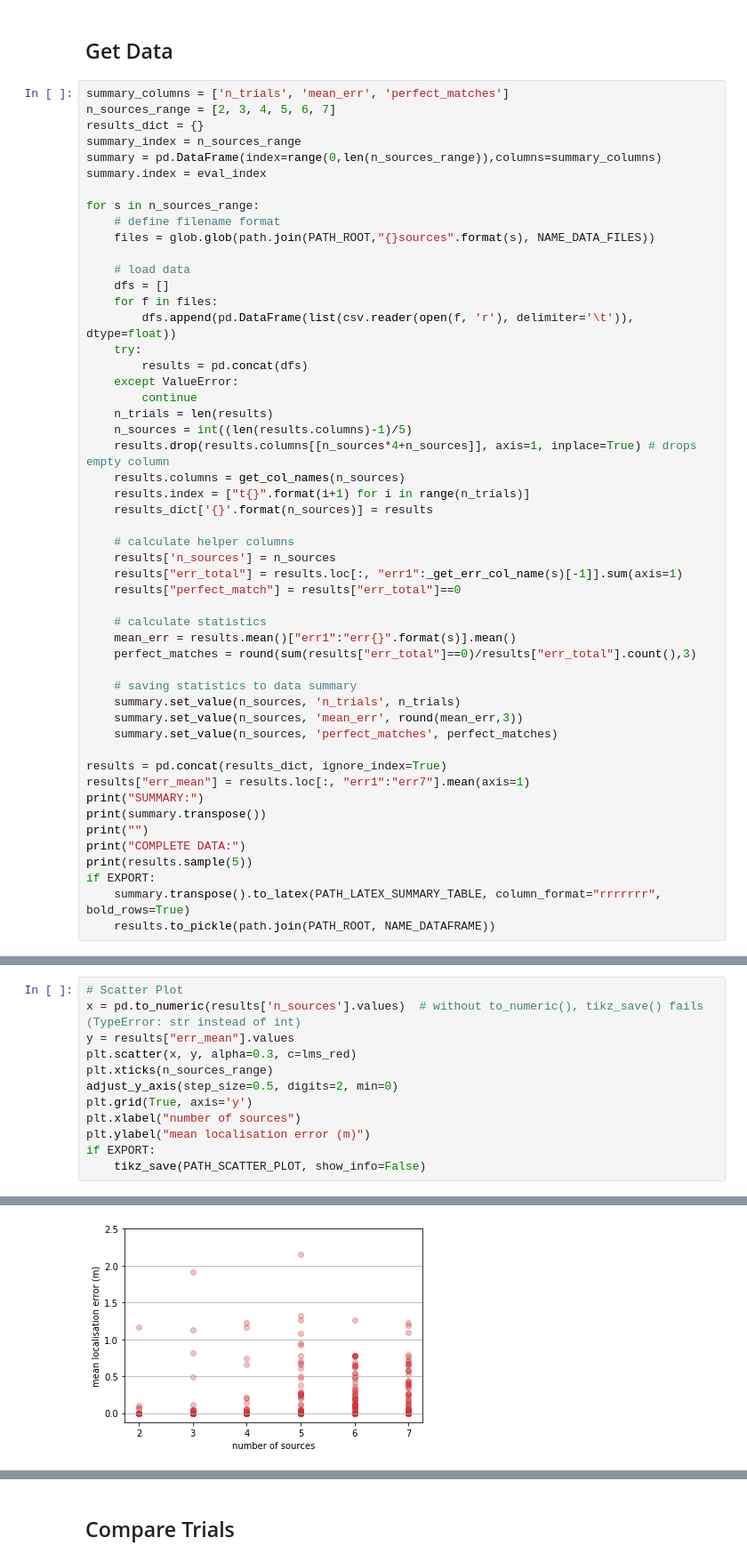
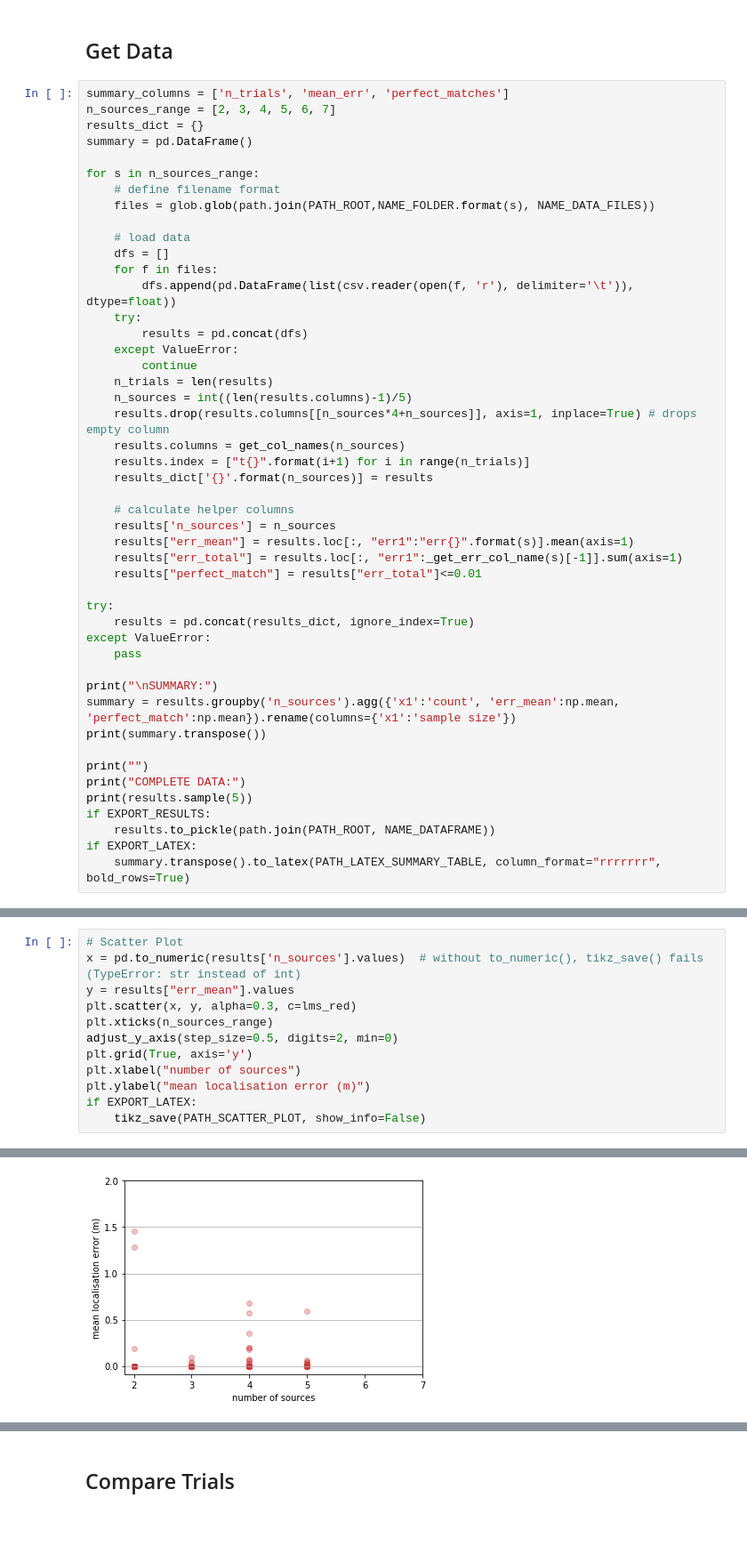
Before and after one commit to jannismain/fau-lnt-source-tracking-code, a Jupyter notebook: python/analysis.ipynb, the cells around one changed output, grey strips where cells are left out. Shown at 89% size. Drawn from its saved outputs; the diff is of its cells as text; blank space fills up the shorter version.

```diff
--- a/python/analysis.ipynb
+++ b/python/analysis.ipynb
@@ -78,13 +115,11 @@ def adjust_y_axis(step_size, digits=0, min=None):
 summary_columns = ['n_trials', 'mean_err', 'perfect_matches']
 n_sources_range = [2, 3, 4, 5, 6, 7]
 results_dict = {}
-summary_index = n_sources_range
-summary = pd.DataFrame(index=range(0,len(n_sources_range)),columns=summary_columns)
-summary.index = eval_index
+summary = pd.DataFrame()
 
 for s in n_sources_range:
     # define filename format
-    files = glob.glob(path.join(PATH_ROOT,"{}sources".format(s), NAME_DATA_FILES))
+    files = glob.glob(path.join(PATH_ROOT,NAME_FOLDER.format(s), NAME_DATA_FILES))
 
     # load data
     dfs = []
@@ -103,27 +138,25 @@ for s in n_sources_range:
 
     # calculate helper columns
     results['n_sources'] = n_sources
+    results["err_mean"] = results.loc[:, "err1":"err{}".format(s)].mean(axis=1)
     results["err_total"] = results.loc[:, "err1":_get_err_col_name(s)[-1]].sum(axis=1)
-    results["perfect_match"] = results["err_total"]==0
+    results["perfect_match"] = results["err_total"]<=0.01
 
-    # calculate statistics
-    mean_err = results.mean()["err1":"err{}".format(s)].mean()
-    perfect_matches = round(sum(results["err_total"]==0)/results["err_total"].count(),3)
+try:
+    results = pd.concat(results_dict, ignore_index=True)
+except ValueError:
+    pass
 
-    # saving statistics to data summary
-    summary.set_value(n_sources, 'n_trials', n_trials)
-    summary.set_value(n_sources, 'mean_err', round(mean_err,3))
-    summary.set_value(n_sources, 'perfect_matches', perfect_matches)
+print("\nSUMMARY:")
+summary = results.groupby('n_sources').agg({'x1':'count', 'err_mean':np.mean, 'perfect_match':np.mean}).rename(columns={'x1':'sample size'})
+print(summary.transpose())
 
-results = pd.concat(results_dict, ignore_index=True)
-results["err_mean"] = results.loc[:, "err1":"err7"].mean(axis=1)
-print("SUMMARY:")
-print(summary.transpose())
 print("")
 print("COMPLETE DATA:")
 print(results.sample(5))
-if EXPORT:
+if EXPORT_RESULTS:
+    results.to_pickle(path.join(PATH_ROOT, NAME_DATAFRAME))
+if EXPORT_LATEX:
     summary.transpose().to_latex(PATH_LATEX_SUMMARY_TABLE, column_format="rrrrrrr", bold_rows=True)
-    results.to_pickle(path.join(PATH_ROOT, NAME_DATAFRAME))
 # %% [output]
 SUMMARY:
@@ -181,6 +190,6 @@ adjust_y_axis(step_size=0.5, digits=2, min=0)
 plt.grid(True, axis='y')
 plt.xlabel("number of sources")
 plt.ylabel("mean localisation error (m)")
-if EXPORT:
+if EXPORT_LATEX:
     tikz_save(PATH_SCATTER_PLOT, show_info=False)
 # %% [output]
@@ -189 +196 @@ Horizontal alignment will be ignored as no 'y tick label text width' has been pa
-[figure, old version]
+[figure, new version]
```
Also changed, not shown: parts of 23 cells of this notebook.
